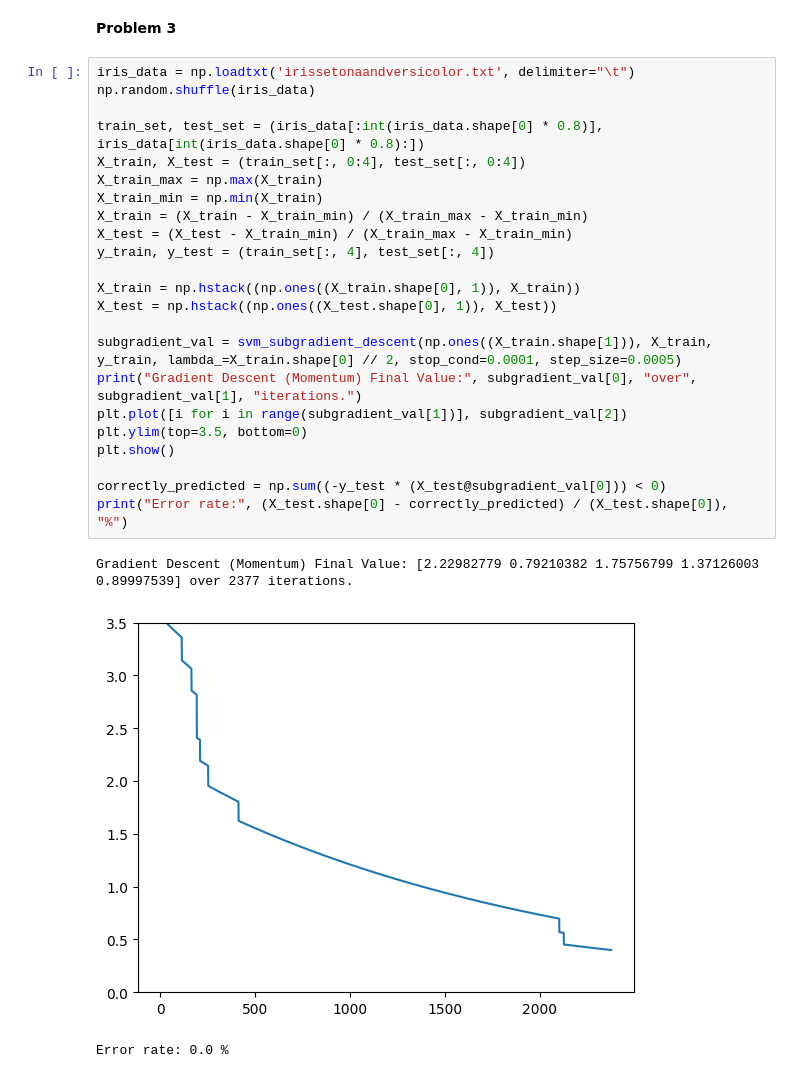
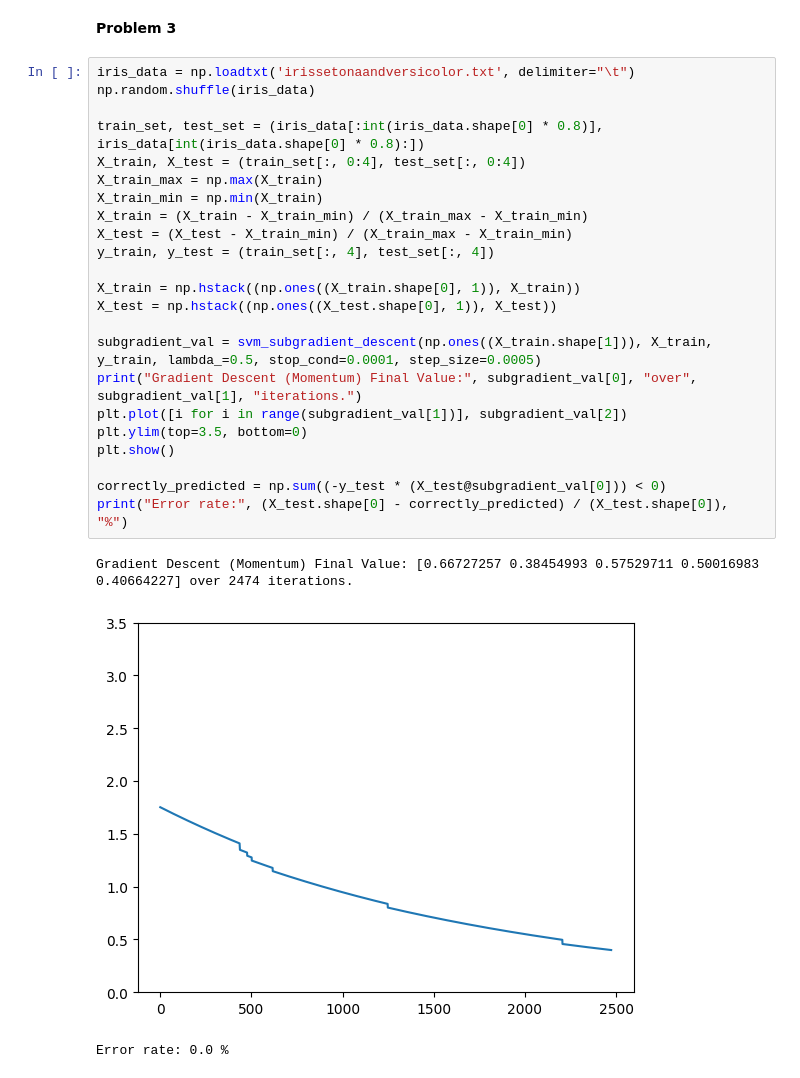
Before and after one commit to Sabuchan123/Homework-Repository, a Jupyter notebook: MTH566-HW-3-Folder/MTH566-HW-3.ipynb, the cells around one changed output. Cells and saved outputs as stored; diff of their text form.

```diff
--- a/MTH566-HW-3-Folder/MTH566-HW-3.ipynb
+++ b/MTH566-HW-3-Folder/MTH566-HW-3.ipynb
@@ -204,27 +204,27 @@ Gradient Descent (Momentum) Final Value: [-1.12742016 -2.00758094  4.55285257] o
 # %%
 iris_data = np.loadtxt('irissetonaandversicolor.txt', delimiter="\t")
 np.random.shuffle(iris_data)
 
 train_set, test_set = (iris_data[:int(iris_data.shape[0] * 0.8)], iris_data[int(iris_data.shape[0] * 0.8):])
 X_train, X_test = (train_set[:, 0:4], test_set[:, 0:4])
 X_train_max = np.max(X_train)
 X_train_min = np.min(X_train)
 X_train = (X_train - X_train_min) / (X_train_max - X_train_min)
 X_test = (X_test - X_train_min) / (X_train_max - X_train_min)
 y_train, y_test = (train_set[:, 4], test_set[:, 4])
 
 X_train = np.hstack((np.ones((X_train.shape[0], 1)), X_train))
 X_test = np.hstack((np.ones((X_test.shape[0], 1)), X_test))
 
-subgradient_val = svm_subgradient_descent(np.ones((X_train.shape[1])), X_train, y_train, lambda_=X_train.shape[0] // 2, stop_cond=0.0001, step_size=0.0005)
+subgradient_val = svm_subgradient_descent(np.ones((X_train.shape[1])), X_train, y_train, lambda_=0.5, stop_cond=0.0001, step_size=0.0005)
 print("Gradient Descent (Momentum) Final Value:", subgradient_val[0], "over", subgradient_val[1], "iterations.")
 plt.plot([i for i in range(subgradient_val[1])], subgradient_val[2])
 plt.ylim(top=3.5, bottom=0)
 plt.show()
 
 correctly_predicted = np.sum((-y_test * (X_test@subgradient_val[0])) < 0)
 print("Error rate:", (X_test.shape[0] - correctly_predicted) / (X_test.shape[0]), "%")
 # %% [output]
-Gradient Descent (Momentum) Final Value: [2.22982779 0.79210382 1.75756799 1.37126003 0.89997539] over 2377 iterations.
+Gradient Descent (Momentum) Final Value: [0.66727257 0.38454993 0.57529711 0.50016983 0.40664227] over 2474 iterations.
-[figure, old version]
+[figure, new version]
 Error rate: 0.0 %
```
Also changed, not shown: parts of 5 cells of this notebook, 5 other files.
